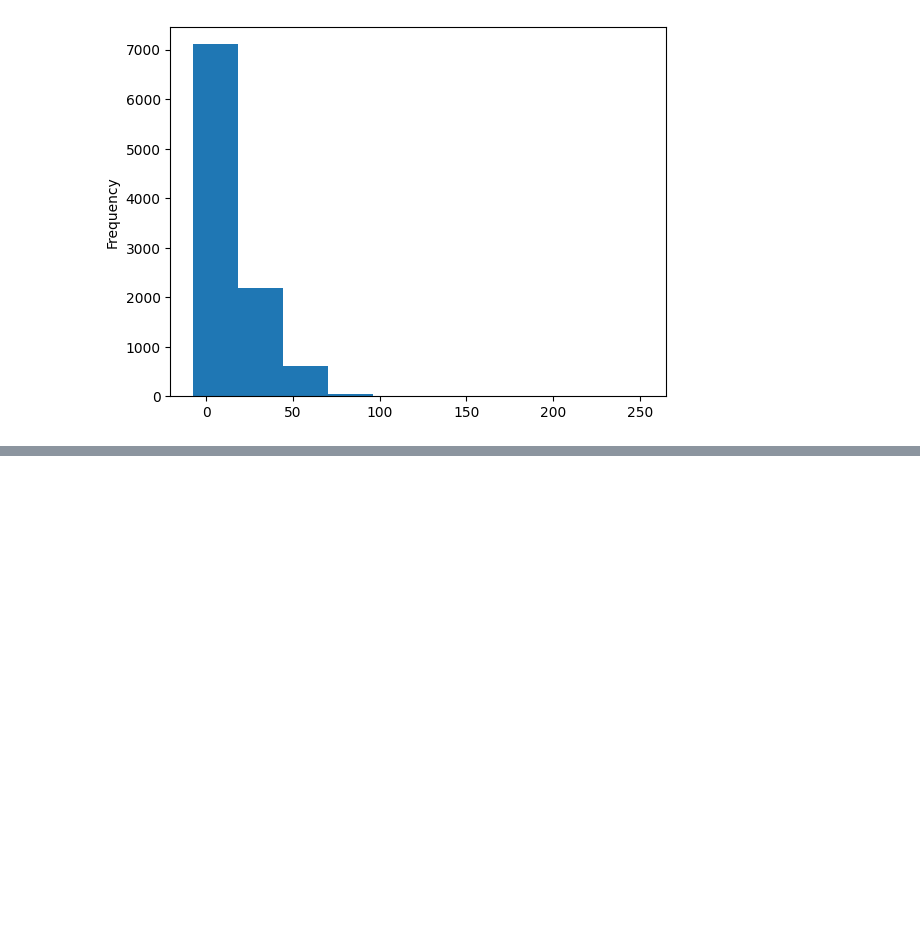
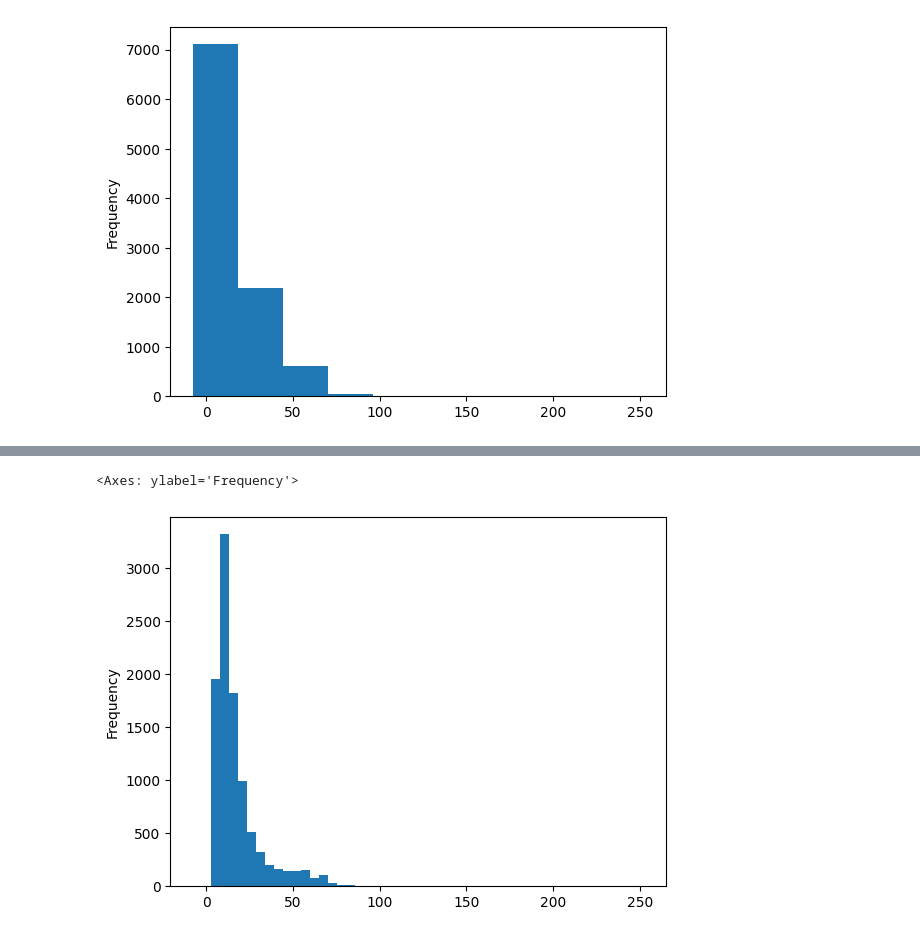
Before and after one commit to reuven/oreilly-2025-05May-pandas, a Jupyter notebook: OReilly - 2025-05May-19.ipynb, the cells around one changed output, grey strips where cells are left out. Saved outputs shown, nothing was run; the diff lists cells and outputs as text; code cells hidden in the pictures; blank space fills up the shorter version.

```diff
--- a/OReilly - 2025-05May-19.ipynb
+++ b/OReilly - 2025-05May-19.ipynb
@@ -1633,0 +1639,5 @@ df['total_amount'].plot.hist()
+# %%
+df['total_amount'].plot.hist(bins=50)
+# %% [output]
+<Axes: ylabel='Frequency'>
+[figure, added]
```
Also changed, not shown: parts of 2 cells of this notebook.
